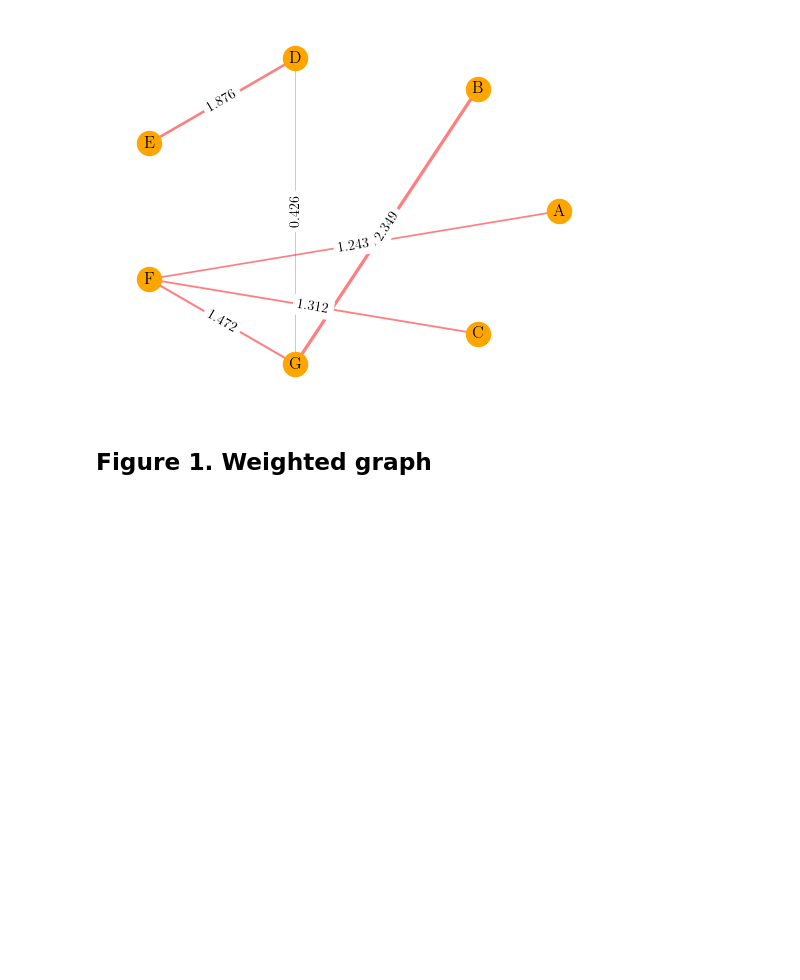
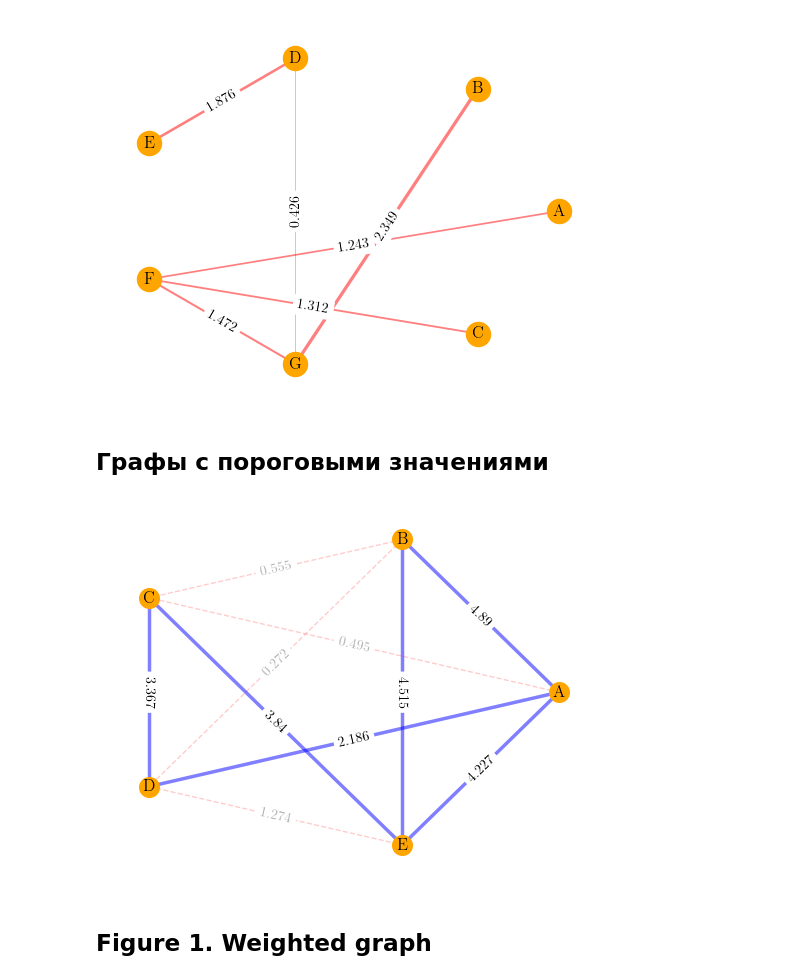
Before and after one commit to aysuvorov/aysuvorov.github.io, a Jupyter notebook: docs/pages/networks/paren_syn_corr_guide/images.ipynb, the cells around one changed output. Cells and saved outputs as stored; diff of their text form; code cells hidden in the pictures; blank space fills up the shorter version.

```diff
--- a/docs/pages/networks/paren_syn_corr_guide/images.ipynb
+++ b/docs/pages/networks/paren_syn_corr_guide/images.ipynb
@@ -85,6 +141,56 @@ nx.draw_networkx_edge_labels(G_msp, pos, edge_labels=edge_labels, label_pos=0.5)
 plt.show()
 # %% [output]
 [figure]
+# %% [markdown]
+## Графы с пороговыми значениями
+# %%
+nodes_lst = ['A','B','C','D','E'] # ['A','B','C','D','E','F','G']
+edges_lst = [x for x in combinations(nodes_lst, 2)]
+np.random.seed(45)
+edge_weights = np.round([x for x in np.abs(np.random.uniform(-5, 5, len(edges_lst)))],3)
+
+G = nx.Graph()
+
+for edge, edge_w in zip(edges_lst, edge_weights):
+    G.add_edge(edge[0], edge[1], weight=edge_w)
+
+edge_labels = dict([((n1, n2), d['weight']) for
+    n1, n2, d in G.edges(data=True)])
+
+pos = nx.circular_layout(G)
+
+degree_dict = dict(G.degree(weight='weight'))
+
+plt.figure()
+plt.box(False)
+
+nx.draw_networkx_nodes(G, pos, node_color = 'orange',
+    node_size = 200)
+nx.draw_networkx_labels(G, pos)
+
+for edge in G.edges(data='weight'):
+    if edge[2] > 2:
+        nx.draw_networkx_edges(G, pos, edgelist=[edge], width=2.5,
+        alpha=0.5, edge_color="b")
+
+    else:
+        nx.draw_networkx_edges(G, pos, edgelist=[edge], #width=edge[2],
+        alpha=0.2, edge_color="red", style = 'dashed')
+
+nx.draw_networkx_edge_labels(G, pos,
+    edge_labels={k:v for k, v in edge_labels.items() if v > 2},
+    label_pos=.5, alpha = 1)
+
+nx.draw_networkx_edge_labels(G, pos,
+    edge_labels={k:v for k, v in edge_labels.items() if v <= 2}, label_pos=0.5,
+    alpha = .3)
+
+plt.savefig('./images/threshold-graph.png', bbox_inches="tight",
+    transparent=False, edgecolor = 'white', dpi = 300)
+
+plt.show()
+# %% [output]
+[figure, added]
 # %% [markdown]
 ## Figure 1. Weighted graph
 # %%
```
Also changed, not shown: parts of 4 cells of this notebook, 5 other files.
